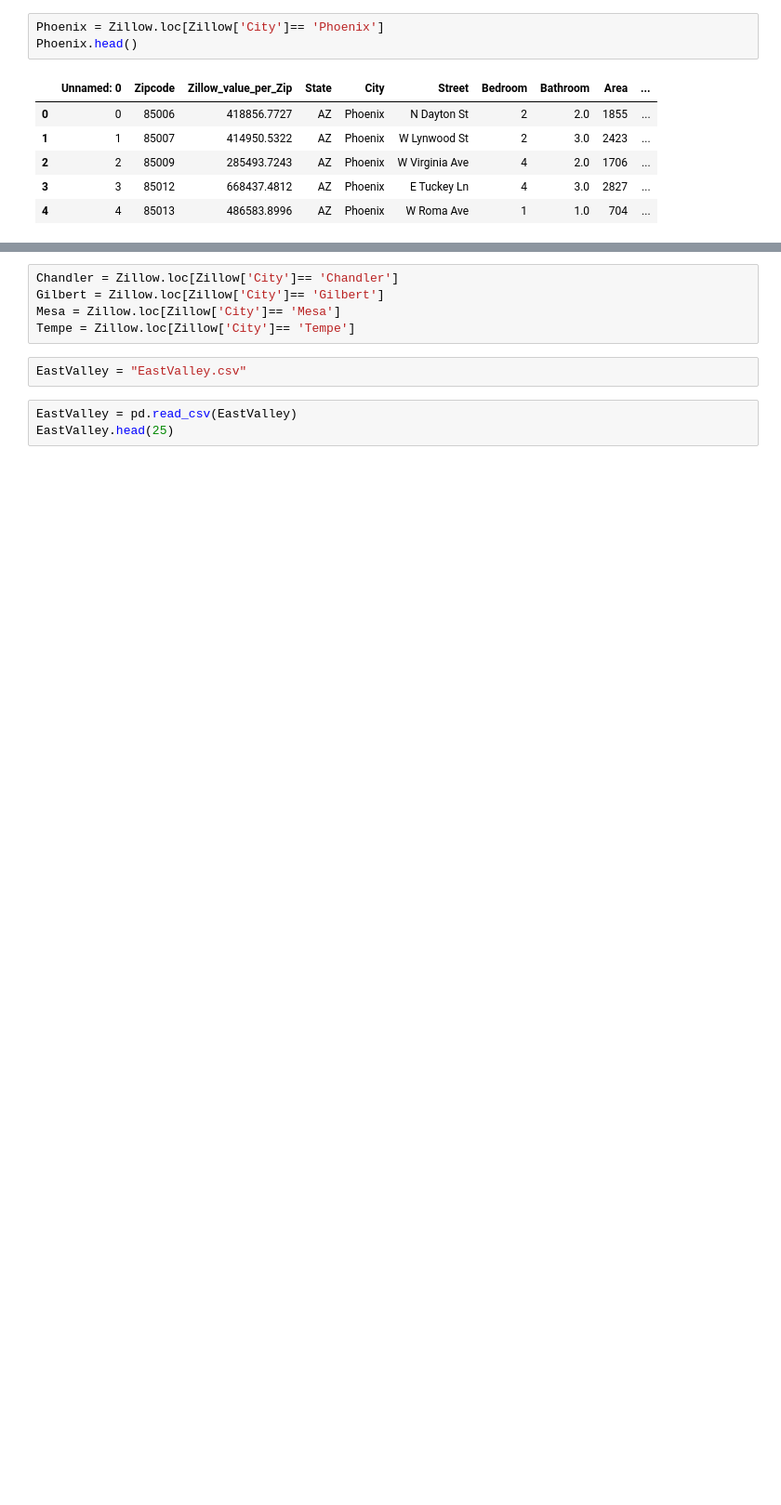
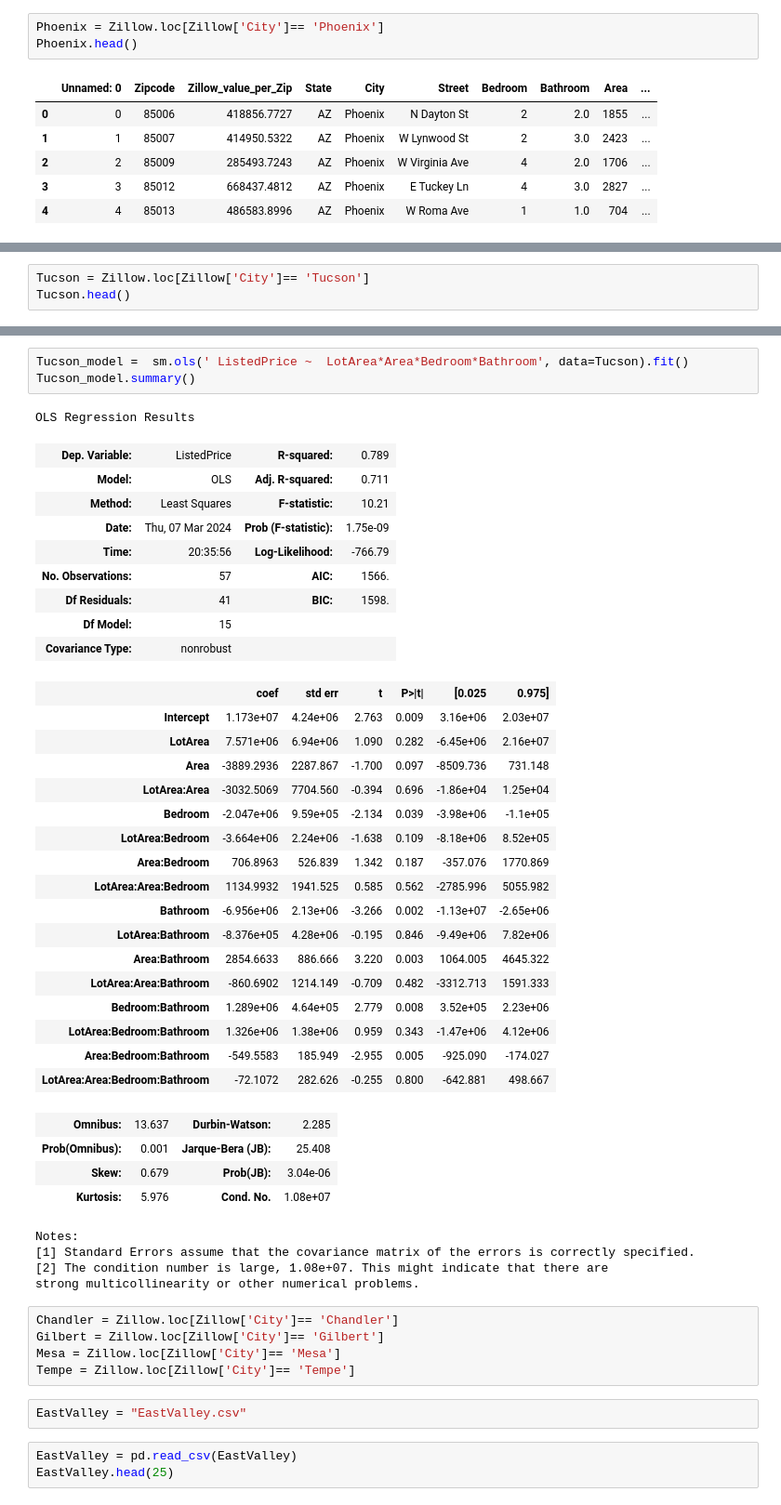
Before and after one commit to anelaherandez/Project4_Team1, a Jupyter notebook: modeling.ipynb, the cells around one changed output, grey strips where cells are left out. Shown: that part at 93% size. Saved outputs shown, nothing was run; the diff lists cells and outputs as text; blank space fills up the shorter version.

```diff
--- a/modeling.ipynb
+++ b/modeling.ipynb
@@ -310 +274,4 @@ Notes:
 strong multicollinearity or other numerical problems.
+# %%
+Tucson = Zillow.loc[Zillow['City']== 'Tucson']
+Tucson.head()
@@ -311,3 +285,42 @@ strong multicollinearity or other numerical problems.
+# %%
+Tucson_model =  sm.ols(' ListedPrice ~  LotArea*Area*Bedroom*Bathroom', data=Tucson).fit()
+Tucson_model.summary()
+# %% [output]
+OLS Regression Results
+| Dep. Variable: | ListedPrice | R-squared: | 0.789 |
+| Model: | OLS | Adj. R-squared: | 0.711 |
+| Method: | Least Squares | F-statistic: | 10.21 |
+| Date: | Thu, 07 Mar 2024 | Prob (F-statistic): | 1.75e-09 |
+| Time: | 20:35:56 | Log-Likelihood: | -766.79 |
+| No. Observations: | 57 | AIC: | 1566. |
+| Df Residuals: | 41 | BIC: | 1598. |
+| Df Model: | 15 |  |  |
+| Covariance Type: | nonrobust |  |  |
+|  | coef | std err | t | P>|t| | [0.025 | 0.975] |
+| Intercept | 1.173e+07 | 4.24e+06 | 2.763 | 0.009 | 3.16e+06 | 2.03e+07 |
+| LotArea | 7.571e+06 | 6.94e+06 | 1.090 | 0.282 | -6.45e+06 | 2.16e+07 |
+| Area | -3889.2936 | 2287.867 | -1.700 | 0.097 | -8509.736 | 731.148 |
+| LotArea:Area | -3032.5069 | 7704.560 | -0.394 | 0.696 | -1.86e+04 | 1.25e+04 |
+| Bedroom | -2.047e+06 | 9.59e+05 | -2.134 | 0.039 | -3.98e+06 | -1.1e+05 |
+| LotArea:Bedroom | -3.664e+06 | 2.24e+06 | -1.638 | 0.109 | -8.18e+06 | 8.52e+05 |
+| Area:Bedroom | 706.8963 | 526.839 | 1.342 | 0.187 | -357.076 | 1770.869 |
+| LotArea:Area:Bedroom | 1134.9932 | 1941.525 | 0.585 | 0.562 | -2785.996 | 5055.982 |
+| Bathroom | -6.956e+06 | 2.13e+06 | -3.266 | 0.002 | -1.13e+07 | -2.65e+06 |
+| LotArea:Bathroom | -8.376e+05 | 4.28e+06 | -0.195 | 0.846 | -9.49e+06 | 7.82e+06 |
+| Area:Bathroom | 2854.6633 | 886.666 | 3.220 | 0.003 | 1064.005 | 4645.322 |
+| LotArea:Area:Bathroom | -860.6902 | 1214.149 | -0.709 | 0.482 | -3312.713 | 1591.333 |
+| Bedroom:Bathroom | 1.289e+06 | 4.64e+05 | 2.779 | 0.008 | 3.52e+05 | 2.23e+06 |
+| LotArea:Bedroom:Bathroom | 1.326e+06 | 1.38e+06 | 0.959 | 0.343 | -1.47e+06 | 4.12e+06 |
+| Area:Bedroom:Bathroom | -549.5583 | 185.949 | -2.955 | 0.005 | -925.090 | -174.027 |
+| LotArea:Area:Bedroom:Bathroom | -72.1072 | 282.626 | -0.255 | 0.800 | -642.881 | 498.667 |
+| Omnibus: | 13.637 | Durbin-Watson: | 2.285 |
+| Prob(Omnibus): | 0.001 | Jarque-Bera (JB): | 25.408 |
+| Skew: | 0.679 | Prob(JB): | 3.04e-06 |
+| Kurtosis: | 5.976 | Cond. No. | 1.08e+07 |
+Notes:
+[1] Standard Errors assume that the covariance matrix of the errors is correctly specified.
+[2] The condition number is large, 1.08e+07. This might indicate that there are
+strong multicollinearity or other numerical problems.
 # %%
 Chandler = Zillow.loc[Zillow['City']== 'Chandler']
 Gilbert = Zillow.loc[Zillow['City']== 'Gilbert']
```
Also changed, not shown: parts of 25 cells of this notebook, 1 other file.
